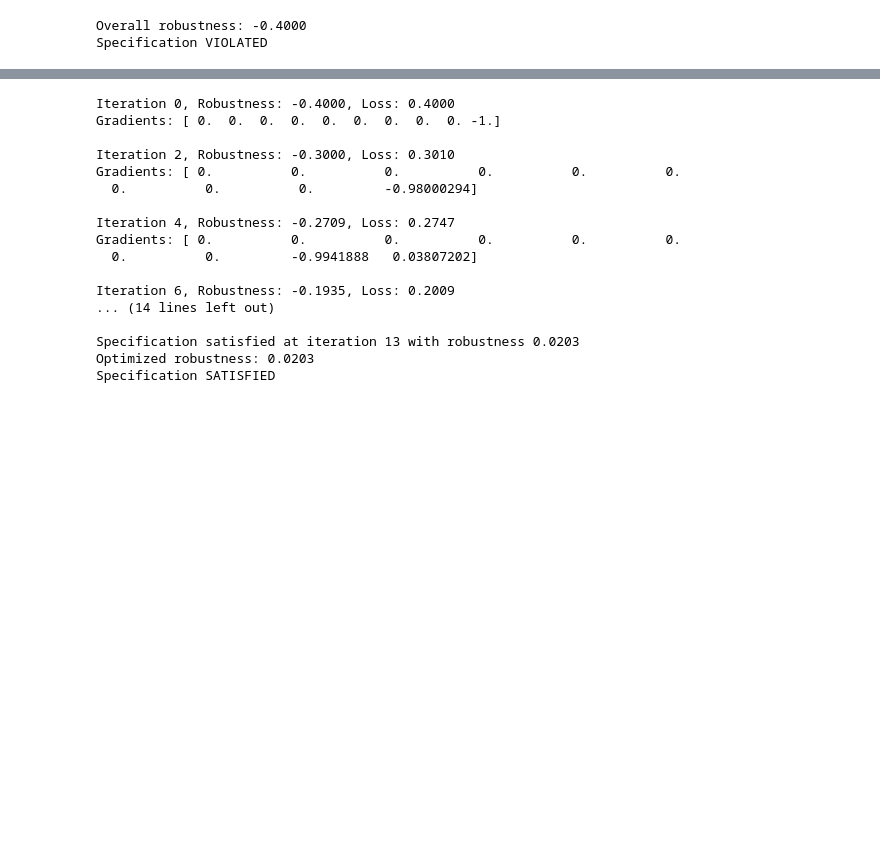
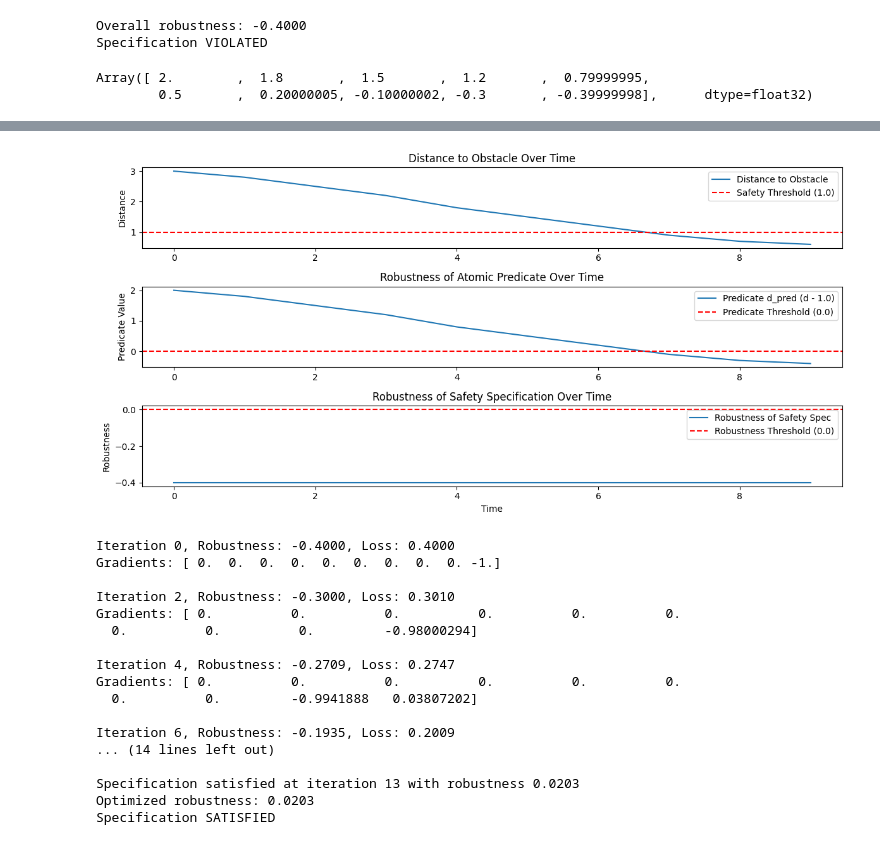
Before and after one commit to SMU-HCI/cs702-ci, a Jupyter notebook: 15_cont_verification/lecture/stl_opt.ipynb, the cells around one changed output, grey strips where cells are left out. Saved outputs shown, nothing was run; the diff lists cells and outputs as text; code cells hidden in the pictures; blank space fills up the shorter version.

```diff
--- a/15_cont_verification/lecture/stl_opt.ipynb
+++ b/15_cont_verification/lecture/stl_opt.ipynb
@@ -10,8 +10,8 @@ T = 10
 distance = jnp.array([3.0, 2.8, 2.5, 2.2, 1.8, 1.5, 1.2, 0.9, 0.7, 0.6])
 
 # Define the STL specification
-d_pred = Predicate("d", lambda x: x)
-safety_spec = Always(d_pred >= 1.0)  # G(d >= 1.0)
+d_pred = Predicate("d", lambda x: x - 1.0)  # d - 1.0 >= 0 (or d >= 1.0)
+safety_spec = Always(d_pred >= 0)
 
 # Evaluate robustness
 robustness = safety_spec(distance)
@@ -24,3 +24,35 @@ print(f"Specification {'SATISFIED' if overall_rob > 0 else 'VIOLATED'}")
 # %% [output]
 Overall robustness: -0.4000
 Specification VIOLATED
+# %%
+d_pred(distance)
+# %% [output]
+Array([ 2.        ,  1.8       ,  1.5       ,  1.2       ,  0.79999995,
+        0.5       ,  0.20000005, -0.10000002, -0.3       , -0.39999998],      dtype=float32)
+# %%
+# Plot distance, d_pred, and robustness
+import matplotlib.pyplot as plt
+time = jnp.arange(T)
+plt.figure(figsize=(12, 6))
+plt.subplot(3, 1, 1)
+plt.plot(time, distance, label='Distance to Obstacle')
+plt.axhline(1.0, color='r', linestyle='--', label='Safety Threshold (1.0)')
+plt.title('Distance to Obstacle Over Time')
+plt.ylabel('Distance')
+plt.legend()
+plt.subplot(3, 1, 2)
+plt.plot(time, d_pred(distance), label='Predicate d_pred (d - 1.0)')
+plt.axhline(0.0, color='r', linestyle='--', label='Predicate Threshold (0.0)')
+plt.title('Robustness of Atomic Predicate Over Time')
+plt.ylabel('Predicate Value')
+plt.legend()
+plt.subplot(3, 1, 3)
+plt.plot(time, robustness, label='Robustness of Safety Spec')
+plt.axhline(0.0, color='r', linestyle='--', label='Robustness Threshold (0.0)')
+plt.title('Robustness of Safety Specification Over Time')
+plt.xlabel('Time')
+plt.ylabel('Robustness')
+plt.legend()
+plt.tight_layout()
+plt.show()
+# %% [output]
@@ -27,3 +61,4 @@ Specification VIOLATED
+[figure, added]
 # %%
 import optax
 import chex
```
Also changed, not shown: parts of 2 cells of this notebook.
